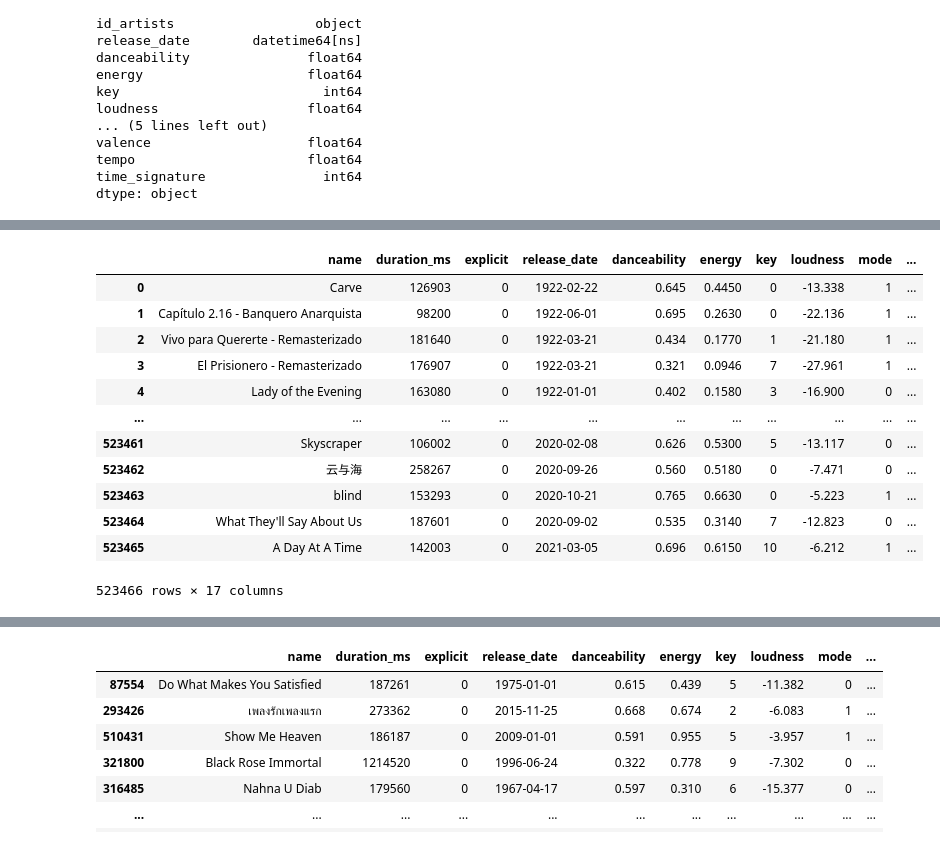
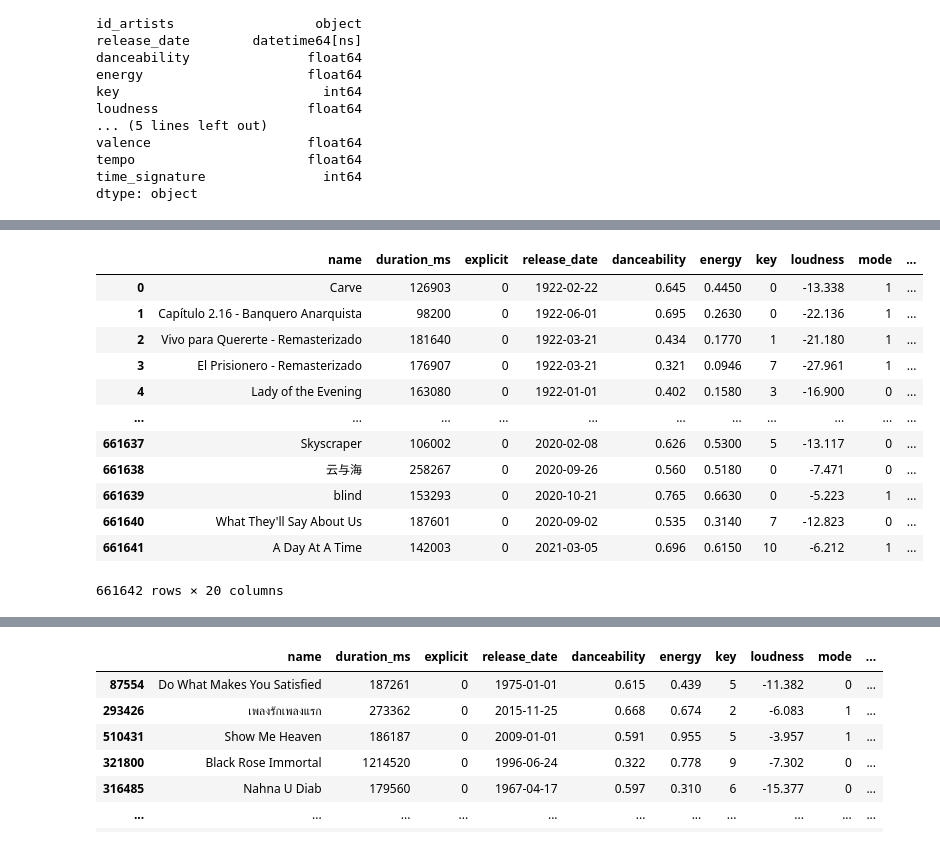
Before and after one commit to xRiku/gp-ufes, a Jupyter notebook: billboard_x_spotify.ipynb, the cells around one changed output, grey strips where cells are left out. Saved outputs shown, nothing was run; the diff lists cells and outputs as text; code cells hidden in the pictures.

```diff
--- a/billboard_x_spotify.ipynb
+++ b/billboard_x_spotify.ipynb
@@ -16,5 +5,5 @@ Name: artists, dtype: object
 # %%
-entries = pd.read_csv('data/billboard_hot_100.csv')
+entries = pd.read_csv('data/billboard_hot_100.csv', parse_dates=['date'])
 # %%
 ### Juntar todos os dataframes e calcular os pontos pra poder unir com o dataset de features
 entries
@@ -114,0 +76,3 @@ df
+# %%
+new_df = df.drop_duplicates(subset=['name', 'artist'])
+new_df
@@ -115,20 +109,21 @@ df
 # %%
 # Por alguma razão, algumas músicas aparecem repetidas diversas vezes, portanto é necessario filtra-las
-merged_df = pd.merge(df, sanitized_entries, how='left', on=['name', 'artist']).drop(columns=['id', 'artists', 'id_artists', 'popularity','time_signature']).drop_duplicates(['name', 'artist'], keep='first').reset_index(drop=True)
+# merged_df = pd.merge(df, sanitized_entries, how='left', on=['name', 'artist']).drop(columns=['id', 'artists', 'id_artists', 'popularity','time_signature']).drop_duplicates(['name', 'artist'], keep='first').reset_index(drop=True)
+merged_df = pd.merge(new_df, entries, how='left', on=['name', 'artist']).drop(columns=['id', 'artists', 'id_artists', 'popularity']).reset_index(drop=True)
 merged_df
 # %% [output]
 |  | name | duration_ms | explicit | release_date | danceability | energy | key | loudness | mode | ... |
 | 0 | Carve | 126903 | 0 | 1922-02-22 | 0.645 | 0.4450 | 0 | -13.338 | 1 | ... |
 | 1 | Capítulo 2.16 - Banquero Anarquista | 98200 | 0 | 1922-06-01 | 0.695 | 0.2630 | 0 | -22.136 | 1 | ... |
 | 2 | Vivo para Quererte - Remasterizado | 181640 | 0 | 1922-03-21 | 0.434 | 0.1770 | 1 | -21.180 | 1 | ... |
 | 3 | El Prisionero - Remasterizado | 176907 | 0 | 1922-03-21 | 0.321 | 0.0946 | 7 | -27.961 | 1 | ... |
 | 4 | Lady of the Evening | 163080 | 0 | 1922-01-01 | 0.402 | 0.1580 | 3 | -16.900 | 0 | ... |
 | ... | ... | ... | ... | ... | ... | ... | ... | ... | ... | ... |
-| 523461 | Skyscraper | 106002 | 0 | 2020-02-08 | 0.626 | 0.5300 | 5 | -13.117 | 0 | ... |
-| 523462 | 云与海 | 258267 | 0 | 2020-09-26 | 0.560 | 0.5180 | 0 | -7.471 | 0 | ... |
-| 523463 | blind | 153293 | 0 | 2020-10-21 | 0.765 | 0.6630 | 0 | -5.223 | 1 | ... |
-| 523464 | What They'll Say About Us | 187601 | 0 | 2020-09-02 | 0.535 | 0.3140 | 7 | -12.823 | 0 | ... |
-| 523465 | A Day At A Time | 142003 | 0 | 2021-03-05 | 0.696 | 0.6150 | 10 | -6.212 | 1 | ... |
+| 661637 | Skyscraper | 106002 | 0 | 2020-02-08 | 0.626 | 0.5300 | 5 | -13.117 | 0 | ... |
+| 661638 | 云与海 | 258267 | 0 | 2020-09-26 | 0.560 | 0.5180 | 0 | -7.471 | 0 | ... |
+| 661639 | blind | 153293 | 0 | 2020-10-21 | 0.765 | 0.6630 | 0 | -5.223 | 1 | ... |
+| 661640 | What They'll Say About Us | 187601 | 0 | 2020-09-02 | 0.535 | 0.3140 | 7 | -12.823 | 0 | ... |
+| 661641 | A Day At A Time | 142003 | 0 | 2021-03-05 | 0.696 | 0.6150 | 10 | -6.212 | 1 | ... |
-523466 rows × 17 columns
+661642 rows × 20 columns
 # %%
 billboard_entries_df = merged_df[~merged_df['weeks'].isna()].reset_index(drop=True)
```
Also changed, not shown: parts of 17 cells of this notebook, 1 other file.
